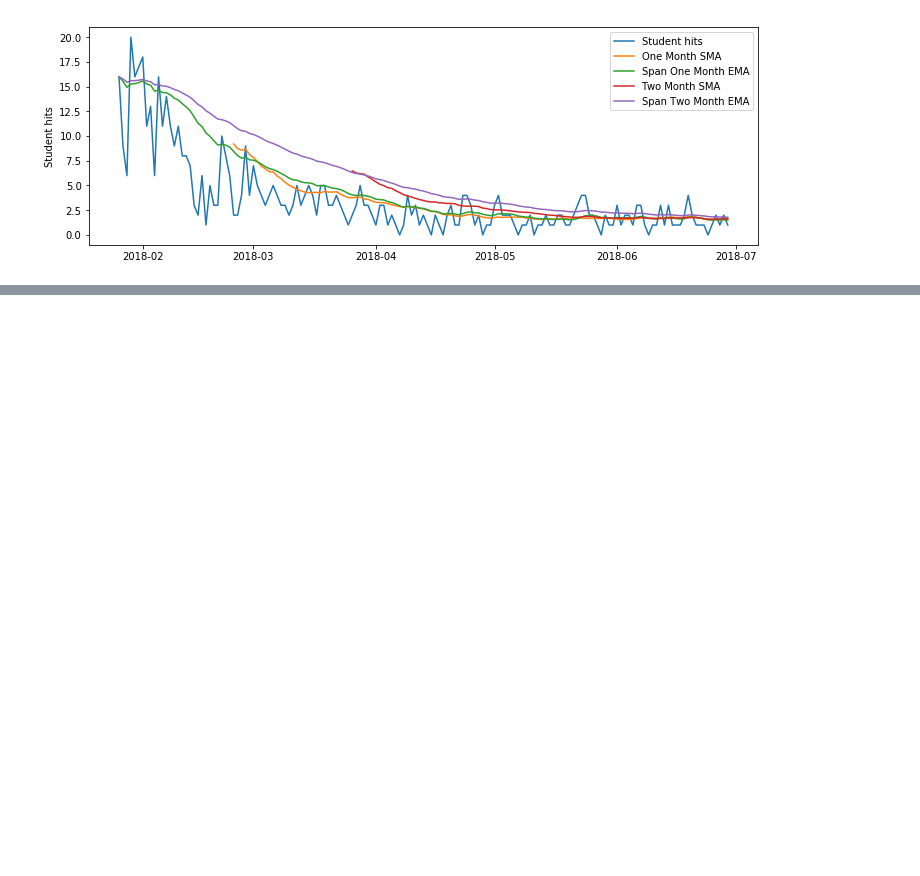
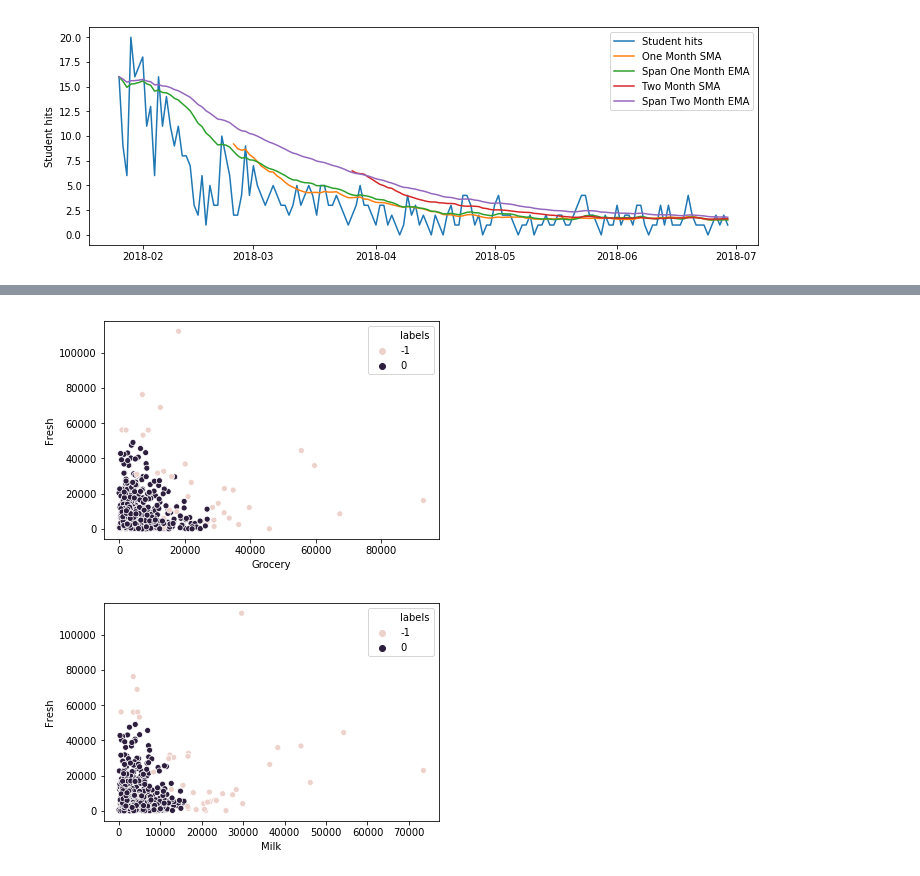
Before and after one commit to madeleinecapper/ds-methodologies-exercises, a Jupyter notebook: anomaly_detection.ipynb, the cells around one changed output, grey strips where cells are left out. Saved outputs shown, nothing was run; the diff lists cells and outputs as text; code cells hidden in the pictures; blank space fills up the shorter version.

```diff
--- a/anomaly_detection.ipynb
+++ b/anomaly_detection.ipynb
@@ -844,0 +767,4 @@ SyntaxError: invalid syntax (<ipython-input-92-627519c46932>, line 1)
+# %%
+stscaler = StandardScaler().fit(np_array)
+np_array = stscaler.transform(np_array)
+np_array[0:10]
@@ -844,0 +782,5 @@ SyntaxError: invalid syntax (<ipython-input-92-627519c46932>, line 1)
+# %%
+dbsc = DBSCAN(eps = 0.75, min_samples = 15).fit(np_array)
+# %%
+labels = dbsc.labels_
+labels[0:10]
@@ -844,0 +789,3 @@ SyntaxError: invalid syntax (<ipython-input-92-627519c46932>, line 1)
+# %%
+df['labels'] = labels
+df.labels.value_counts()
@@ -844,0 +810,9 @@ SyntaxError: invalid syntax (<ipython-input-92-627519c46932>, line 1)
+# %%
+sns.scatterplot(df.Grocery, df.Fresh, hue=df.labels)
+plt.show()
+
+sns.scatterplot(df.Milk, df.Fresh, hue=df.labels)
+plt.show()
+# %% [output]
+[figure, added]
+[figure, added]
```
Also changed, not shown: parts of 170 cells of this notebook, 2 other files.
